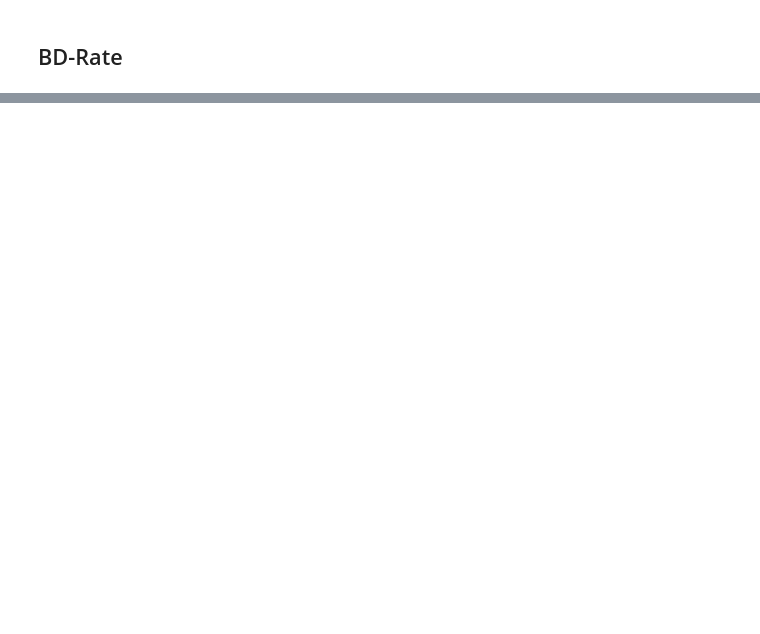
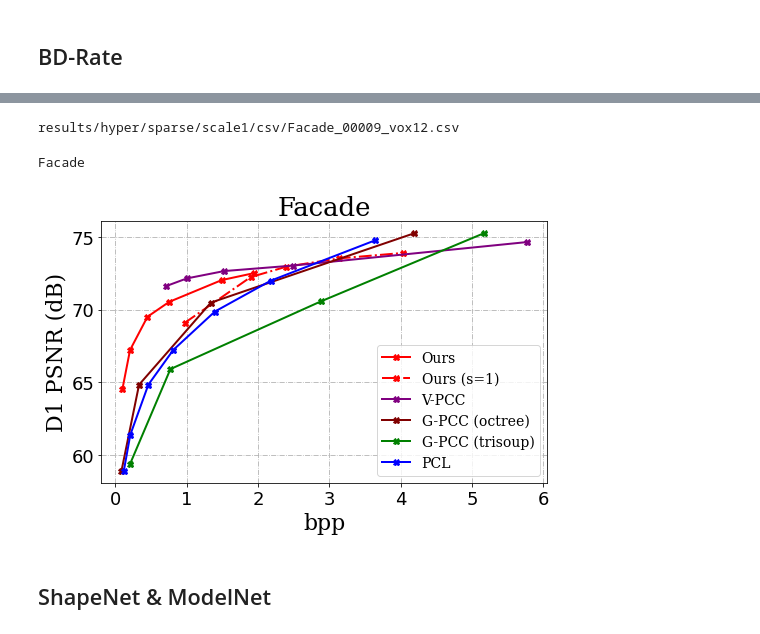
Before and after one commit to NJUVISION/PCGCv1, a Jupyter notebook: results.ipynb, the cells around one changed output, grey strips where cells are left out. Drawn from its saved outputs; the diff is of its cells as text; code cells hidden in the pictures; blank space fills up the shorter version.

```diff
--- a/results.ipynb
+++ b/results.ipynb
@@ -347,0 +273,2 @@ trisoup -62.69438149240037
+# %%
+idx = 0
@@ -347,0 +303,33 @@ trisoup -62.69438149240037
+# %%
+learnedpcgc_s1_csv = learnedpcgc_s1_csvs[idx]
+print(learnedpcgc_s1_csv)
+learnedpcgc_s1 = pd.read_csv(learnedpcgc_s1_csv)
+# %% [output]
+results/hyper/sparse/scale1/csv/Facade_00009_vox12.csv
+# %%
+dataname = os.path.split(learnedpcgc_csv)[-1].split('.')[0].split('_')[0]
+print(dataname)
+if dataname == "Staue":
+    dataname = "Staue_Klimt"
+if dataname == "House":
+    dataname = "House_without_roof"
+# %% [output]
+Facade
+# %%
+# gpcc_octree = gpcc_octree[1:-1]
+# gpcc_trisoup = gpcc_tirsoup[:-1]
+# pcl = pcl[:]
+# pcl = pcl[:-2]
+if dataname == "Facade":
+    gpcc_octree = gpcc_octree[1:-1]
+if dataname == "House_without_roof":
+    gpcc_octree = gpcc_octree[2:-1]
+    pcl = pcl[1:]
+    learnedpcgc_s1 = learnedpcgc_s1[:]
+if dataname == "Shiva":
+    vpcc = vpcc[:-1]
+    gpcc_octree = gpcc_octree[1:-1]
+if dataname == "Staue_Klimt":
+    vpcc = vpcc[:-1]
+    gpcc_octree = gpcc_octree[1:-1]
+    gpcc_trisoup = gpcc_trisoup[1:]
@@ -347,0 +338,38 @@ trisoup -62.69438149240037
+# %%
+fig, ax = plt.subplots(figsize=(7.3,5))
+
+A= plt.plot(learnedpcgc['bpp'], learnedpcgc[metric1],
+            label = "Ours",color ="red",linewidth=2, marker='X')
+A= plt.plot(learnedpcgc_s1['bpp'], learnedpcgc_s1[metric1],
+            label = "Ours (s=1)",color ="red",linewidth=2, marker='X', linestyle='-.')
+
+B= plt.plot(vpcc['geometry bpp'], vpcc[metric],
+            label = "V-PCC",color ="purple",linewidth=2, marker='X',)
+C= plt.plot(gpcc_octree['bpp'], gpcc_octree[metric],
+            label = "G-PCC (octree)",color ="#800000",linewidth=2, marker='X',)
+D= plt.plot(gpcc_trisoup['bpp'], gpcc_trisoup[metric],
+            label = "G-PCC (trisoup)",color ="green",linewidth=2, marker='X',)
+E= plt.plot(pcl['bpp'], pcl[metric],
+            label = "PCL",color ="blue",linewidth=2, marker='X',)
+# 'style':'italic',
+font_label = {'family' : 'serif', 'weight' : 'normal', 'size'   : 22}
+font_title = {'family' : 'serif', 'weight' : 'normal', 'size'   : 26}
+font_legend = {'family' : 'serif', 'weight' : 'normal', 'size'   : 14}
+# ax.set_xlim([0, 2.0])
+# ax.set_ylim([60, 75])
+ax.locator_params(axis='x', nbins=8)
+
+plt.tick_params(labelsize=18)
+plt.xlabel("bpp",font_label)
+plt.ylabel(ylabel,font_label)
+plt.title(dataname, font_title)
+plt.grid(ls='-.')
+plt.legend(prop = font_legend, loc='lower right')
+ax.locator_params(axis='x', nbins=8)
+
+fig.tight_layout()
+fig.savefig('./results/' + dataname + ylabel.split(' ')[0] + '.pdf')
+# %% [output]
+[figure, added]
+# %% [markdown]
+## ShapeNet & ModelNet
```
Also changed, not shown: parts of 116 cells of this notebook, 19 other files.
